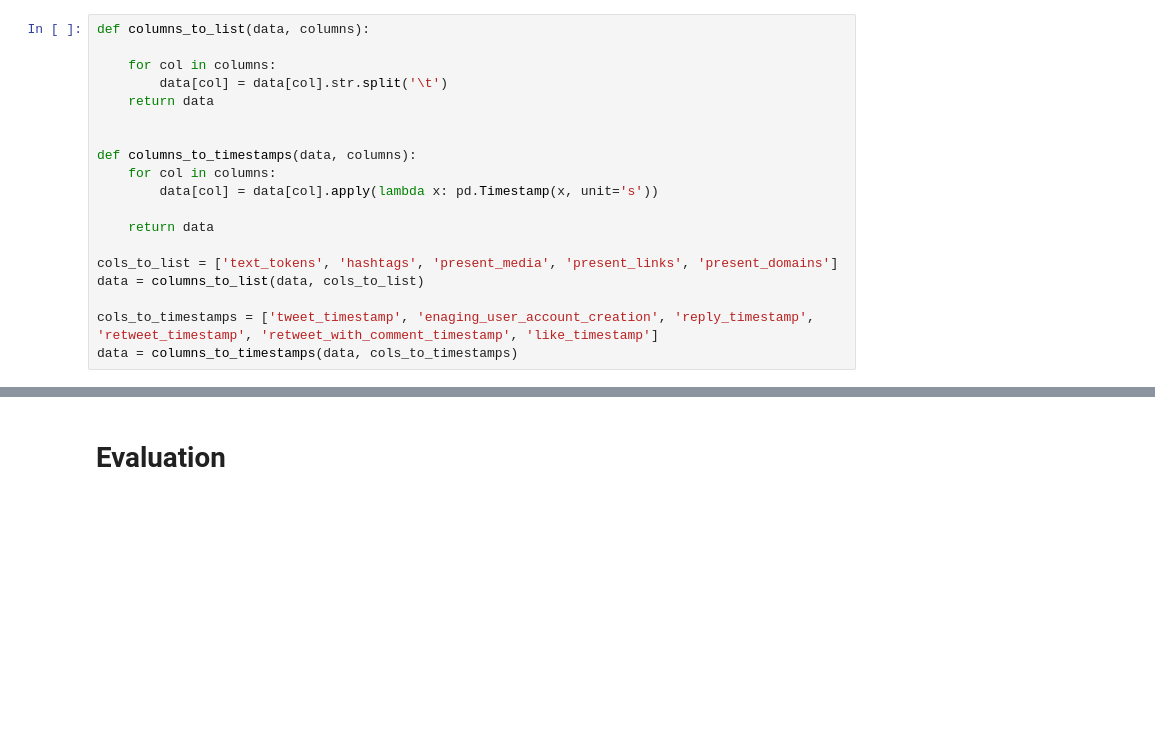
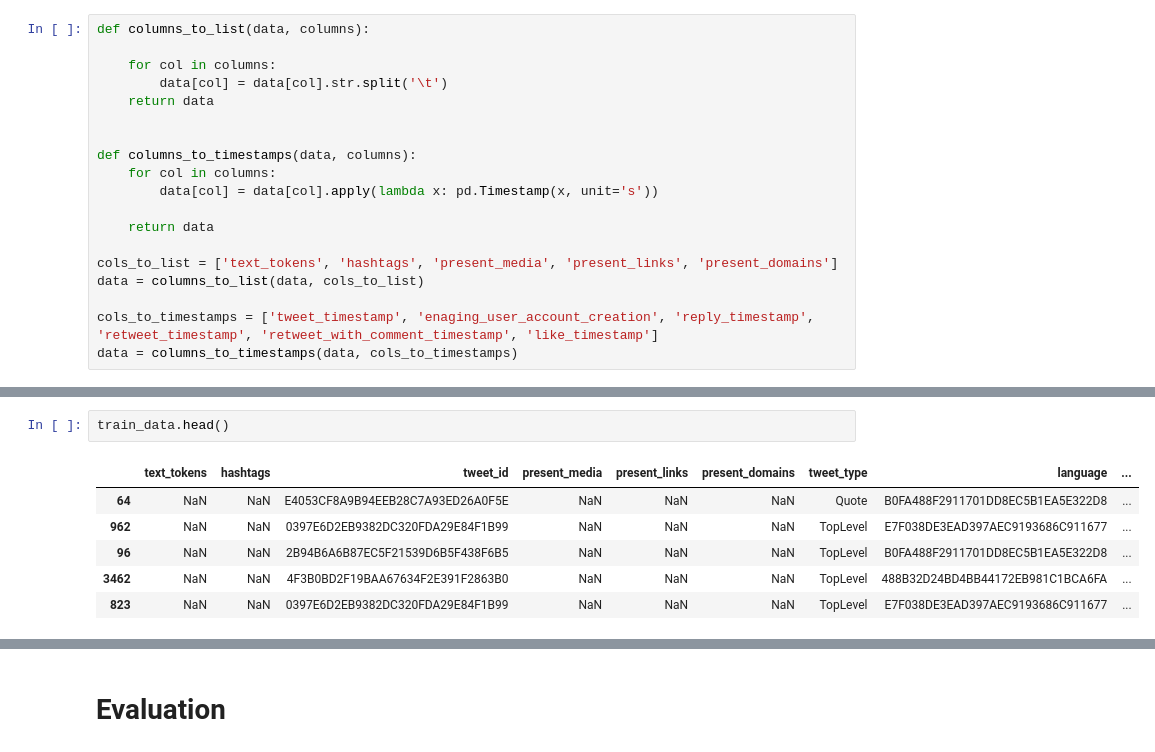
Before and after one commit to CorpaciLC/RecSys, a Jupyter notebook: project.ipynb, the cells around one changed output, grey strips where cells are left out. Cells and saved outputs as stored; diff of their text form; blank space fills up the shorter version.

```diff
--- a/project.ipynb
+++ b/project.ipynb
@@ -150,0 +163,9 @@ data.head()
+# %%
+train_data.head()
+# %% [output]
+|  | text_tokens | hashtags | tweet_id | present_media | present_links | present_domains | tweet_type | language | ... |
+| 64 | NaN | NaN | E4053CF8A9B94EEB28C7A93ED26A0F5E | NaN | NaN | NaN | Quote | B0FA488F2911701DD8EC5B1EA5E322D8 | ... |
+| 962 | NaN | NaN | 0397E6D2EB9382DC320FDA29E84F1B99 | NaN | NaN | NaN | TopLevel | E7F038DE3EAD397AEC9193686C911677 | ... |
+| 96 | NaN | NaN | 2B94B6A6B87EC5F21539D6B5F438F6B5 | NaN | NaN | NaN | TopLevel | B0FA488F2911701DD8EC5B1EA5E322D8 | ... |
+| 3462 | NaN | NaN | 4F3B0BD2F19BAA67634F2E391F2863B0 | NaN | NaN | NaN | TopLevel | 488B32D24BD4BB44172EB981C1BCA6FA | ... |
+| 823 | NaN | NaN | 0397E6D2EB9382DC320FDA29E84F1B99 | NaN | NaN | NaN | TopLevel | E7F038DE3EAD397AEC9193686C911677 | ... |
```
Also changed, not shown: parts of 6 cells of this notebook, 2 other files.
